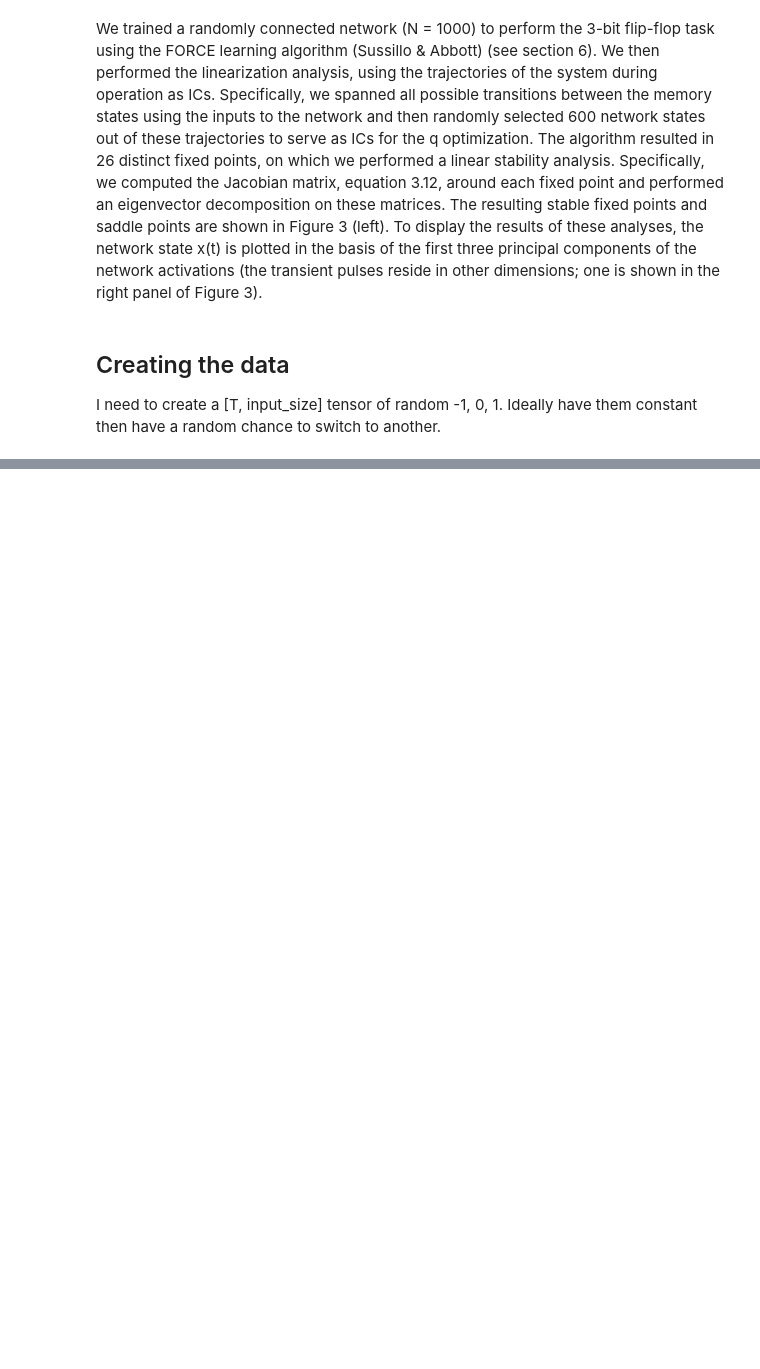
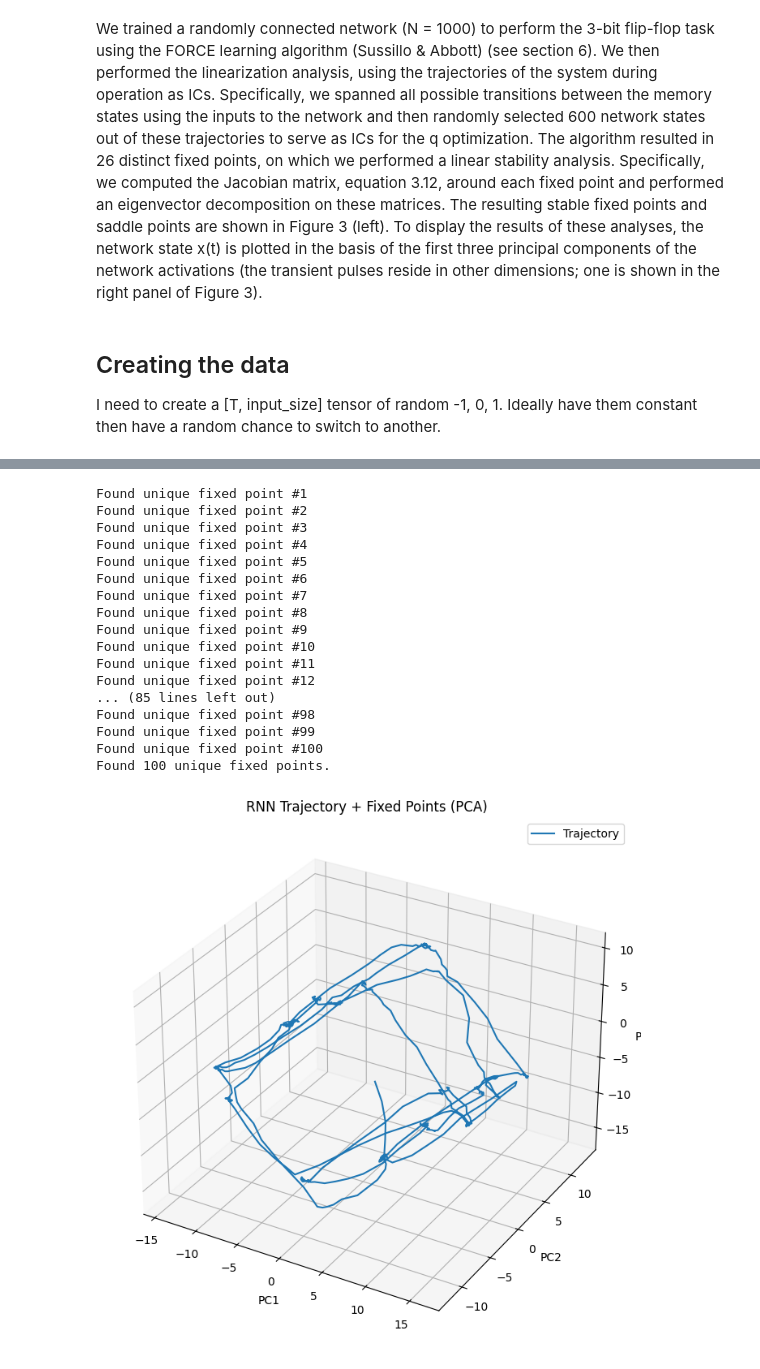
Before and after one commit to pchainieux/EG-Learning, a Jupyter notebook: Week-2/FlipFlop.ipynb, the cells around one changed output, grey strips where cells are left out. Drawn from its saved outputs; the diff is of its cells as text; code cells hidden in the pictures; blank space fills up the shorter version.

```diff
--- a/Week-2/FlipFlop.ipynb
+++ b/Week-2/FlipFlop.ipynb
@@ -140,0 +346,59 @@ output_size = 3
+# %%
+from sklearn.decomposition import PCA
+
+# Generate data
+T = 1000
+input_tensor = data.generate_flipflop_input().to(model.W_out.device)
+target_tensor = data.generate_flipflop_target(input_tensor)
+
+# Run model and collect hidden states
+outputs, hidden_states = model(input_tensor, target_tensor, collect_states=True)
+
+# Find a fixed point (optional: use same input u as a row of your input_tensor)
+u = input_tensor[500]
+fixed = find_fixed_points()
+x_fixed_list, z_fixed_list = fixed.find_many_fixed_points(model, u=u, n_inits=100, threshold=1e-2, verbose=True)
+
+print(f"Found {len(x_fixed_list)} unique fixed points.")
+
+# Stack fixed points and hidden states
+all_fixed = torch.stack(x_fixed_list)
+all_points = torch.cat([hidden_states, all_fixed], dim=0).cpu().numpy()
+
+# PCA
+pca = PCA(n_components=3)
+points_3d = pca.fit_transform(all_points)
+traj_3d = points_3d[:len(hidden_states)]
+fixed_3d = points_3d[len(hidden_states):]
+
+# Plot
+fig = plt.figure(figsize=(10, 7))
+ax = fig.add_subplot(111, projection='3d')
+ax.plot(traj_3d[:, 0], traj_3d[:, 1], traj_3d[:, 2], label='Trajectory', linewidth=1.5)
+#ax.scatter(fixed_3d[:, 0], fixed_3d[:, 1], fixed_3d[:, 2], color='red', s=80, label='Fixed Points', marker='x')
+ax.set_title("RNN Trajectory + Fixed Points (PCA)")
+ax.set_xlabel("PC1")
+ax.set_ylabel("PC2")
+ax.set_zlabel("PC3")
+ax.legend()
+plt.tight_layout()
+plt.show()
+# %% [output]
+Found unique fixed point #1
+Found unique fixed point #2
+Found unique fixed point #3
+Found unique fixed point #4
+Found unique fixed point #5
+Found unique fixed point #6
+Found unique fixed point #7
+Found unique fixed point #8
+Found unique fixed point #9
+Found unique fixed point #10
+Found unique fixed point #11
+Found unique fixed point #12
+... (85 lines left out)
+Found unique fixed point #98
+Found unique fixed point #99
+Found unique fixed point #100
+Found 100 unique fixed points.
+[figure, added]
```
Also changed, not shown: parts of 10 cells of this notebook.
